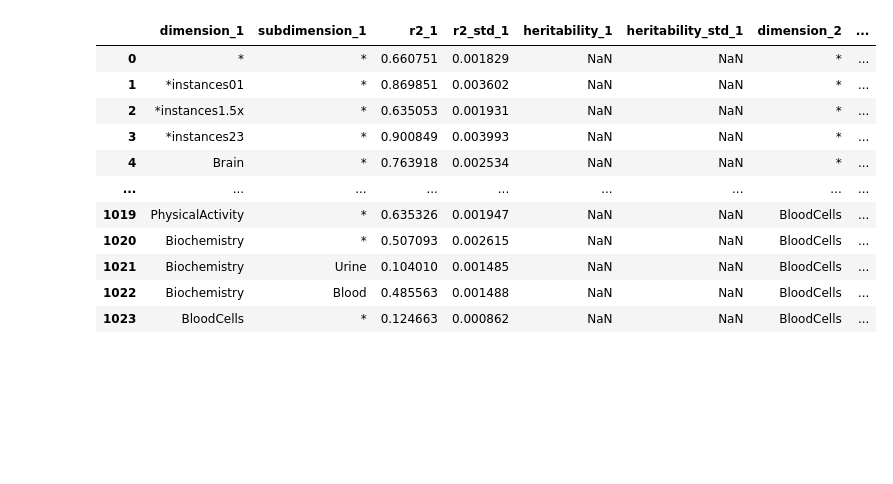
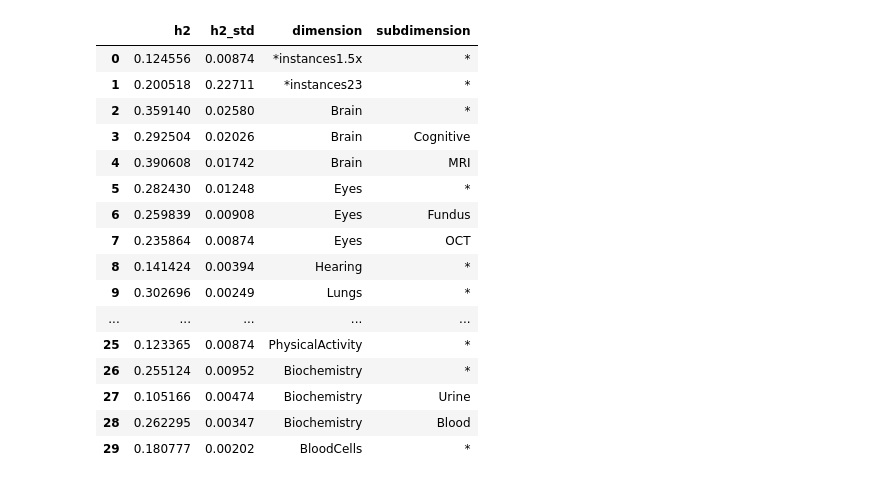
Before and after one commit to Deep-Learning-and-Aging/Website, a Jupyter notebook: clean_aws/genetics/tries.ipynb, the cells around one changed output. Saved outputs shown, nothing was run; the diff lists cells and outputs as text; code cells hidden in the pictures; blank space fills up the shorter version.

```diff
--- a/clean_aws/genetics/tries.ipynb
+++ b/clean_aws/genetics/tries.ipynb
@@ -15,100 +15,50 @@ scores_raw = (
     )[COLUMNS_TO_TAKE]
     .rename(columns=COLUMNS_TO_TAKE)
     .set_index("dimension")
 )
 
 ensembles_scores_raw = (
     pd.read_csv(
         f"../../all_data/page2_predictions/Performances/PERFORMANCES_withEnsembles_alphabetical_instances_Age_test.csv"
     )[COLUMNS_TO_TAKE]
     .rename(columns=COLUMNS_TO_TAKE)
     .set_index(["dimension", "subdimension"])
 )
 ensembles_scores_raw["subdimension"] = ensembles_scores_raw.index.get_level_values("subdimension")
 
 for dimension_to_correct in ["Hearing", "Lungs"]:
     scores_raw.loc[dimension_to_correct, ["subdimension", "r2", "r2_std"]] = ensembles_scores_raw.loc[
         (dimension_to_correct, "*"), ["subdimension", "r2", "r2_std"]
     ].values[0]
 
 scores = scores_raw.reset_index()
 scores["squeezed_dimensions"] = scores["dimension"] + scores["subdimension"].replace("*", "")
 scores.set_index("squeezed_dimensions", inplace=True)
 
-correlations_raw_ = pd.read_csv("../../all_data/page17_GWASCorrelations/GWAS_correlations_Age.csv")
-correlations_raw = correlations_raw_.melt(id_vars=["Unnamed: 0"], value_vars=correlations_raw_.columns.drop("Unnamed: 0")).rename(
-            columns={
-                "Unnamed: 0": "squeezed_dimensions_1",
-                "variable": "squeezed_dimensions_2",
-                "value": "correlation",
-            }
-        )
-
-correlations_std_raw_ = pd.read_csv("../../all_data/page17_GWASCorrelations/GWAS_correlations_sd_Age.csv")
-correlations_std_raw = correlations_std_raw_.melt(id_vars=["Unnamed: 0"], value_vars=correlations_raw_.columns.drop("Unnamed: 0")).rename(
-    columns={
-        "Unnamed: 0": "squeezed_dimensions_1",
-        "variable": "squeezed_dimensions_2",
-        "value": "correlation_std",
-    }
-)
 
 heritability = pd.read_csv("../../all_data/page11_GWASHeritability/Heritability/GWAS_heritabilities_Age.csv").rename(columns={"Organ": "squeezed_dimensions", "h2_sd": "h2_std"})
 heritability.drop(index=heritability["squeezed_dimensions"][heritability["squeezed_dimensions"].isna()].index, inplace=True)
 heritability.set_index("squeezed_dimensions", inplace=True)
 
-correlations = pd.DataFrame(
-    None,
-    columns=[
-        "squeezed_dimensions_1",
-        "dimension_1",
-        "subdimension_1",
-        "r2_1",
-        "r2_std_1",
-        "heritability_1",
-        "heritability_std_1",
-        "squeezed_dimensions_2",
-        "dimension_2",
-        "subdimension_2",
-        "r2_2",
-        "r2_std_2",
-        "heritability_2",
-        "heritability_std_2",
-        "correlation",
-        "correlation_std",
-    ],
-)
+heritability[f"dimension"] = scores["dimension"]
+heritability[f"subdimension"] = scores["subdimension"]
 
-for idx_dimensions in ["1", "2"]:
-    correlations[f"squeezed_dimensions_{idx_dimensions}"] = correlations_raw[
-        f"squeezed_dimensions_{idx_dimensions}"
-    ]
-    correlations.set_index(f"squeezed_dimensions_{idx_dimensions}", inplace=True)
-    correlations[f"dimension_{idx_dimensions}"] = scores["dimension"]
-    correlations[f"subdimension_{idx_dimensions}"] = scores["subdimension"]
-    correlations[f"r2_{idx_dimensions}"] = scores["r2"]
-    correlations[f"r2_std_{idx_dimensions}"] = scores["r2_std"]
-    correlations[f"h2_{idx_dimensions}"] = heritability["h2"]
-    correlations[f"h2_std_{idx_dimensions}"] = heritability["h2_std"]
-    correlations.reset_index(inplace=True)
-
-correlations_raw.set_index(["squeezed_dimensions_1", "squeezed_dimensions_2"], inplace=True)
-correlations_std_raw.set_index(["squeezed_dimensions_1", "squeezed_dimensions_2"], inplace=True)
-correlations.set_index(["squeezed_dimensions_1", "squeezed_dimensions_2"], inplace=True)
-correlations["correlation"] = correlations_raw["correlation"]
-correlations["correlation_std"] = correlations_std_raw["correlation_std"]
-
-correlations.reset_index(drop=True).replace(DICT_TO_CHANGE_DIMENSIONS)
+heritability.reset_index(drop=True).replace(DICT_TO_CHANGE_DIMENSIONS)
 # %% [output]
-|  | dimension_1 | subdimension_1 | r2_1 | r2_std_1 | heritability_1 | heritability_std_1 | dimension_2 | ... |
-| 0 | * | * | 0.660751 | 0.001829 | NaN | NaN | * | ... |
-| 1 | *instances01 | * | 0.869851 | 0.003602 | NaN | NaN | * | ... |
-| 2 | *instances1.5x | * | 0.635053 | 0.001931 | NaN | NaN | * | ... |
-| 3 | *instances23 | * | 0.900849 | 0.003993 | NaN | NaN | * | ... |
-| 4 | Brain | * | 0.763918 | 0.002534 | NaN | NaN | * | ... |
-| ... | ... | ... | ... | ... | ... | ... | ... | ... |
-| 1019 | PhysicalActivity | * | 0.635326 | 0.001947 | NaN | NaN | BloodCells | ... |
-| 1020 | Biochemistry | * | 0.507093 | 0.002615 | NaN | NaN | BloodCells | ... |
-| 1021 | Biochemistry | Urine | 0.104010 | 0.001485 | NaN | NaN | BloodCells | ... |
-| 1022 | Biochemistry | Blood | 0.485563 | 0.001488 | NaN | NaN | BloodCells | ... |
-| 1023 | BloodCells | * | 0.124663 | 0.000862 | NaN | NaN | BloodCells | ... |
+|  | h2 | h2_std | dimension | subdimension |
+| 0 | 0.124556 | 0.00874 | *instances1.5x | * |
+| 1 | 0.200518 | 0.22711 | *instances23 | * |
+| 2 | 0.359140 | 0.02580 | Brain | * |
+| 3 | 0.292504 | 0.02026 | Brain | Cognitive |
+| 4 | 0.390608 | 0.01742 | Brain | MRI |
+| 5 | 0.282430 | 0.01248 | Eyes | * |
+| 6 | 0.259839 | 0.00908 | Eyes | Fundus |
+| 7 | 0.235864 | 0.00874 | Eyes | OCT |
+| 8 | 0.141424 | 0.00394 | Hearing | * |
+| 9 | 0.302696 | 0.00249 | Lungs | * |
+| ... | ... | ... | ... | ... |
+| 25 | 0.123365 | 0.00874 | PhysicalActivity | * |
+| 26 | 0.255124 | 0.00952 | Biochemistry | * |
+| 27 | 0.105166 | 0.00474 | Biochemistry | Urine |
+| 28 | 0.262295 | 0.00347 | Biochemistry | Blood |
+| 29 | 0.180777 | 0.00202 | BloodCells | * |
```
Also changed, not shown: parts of 1 cell of this notebook, 15 other files.
